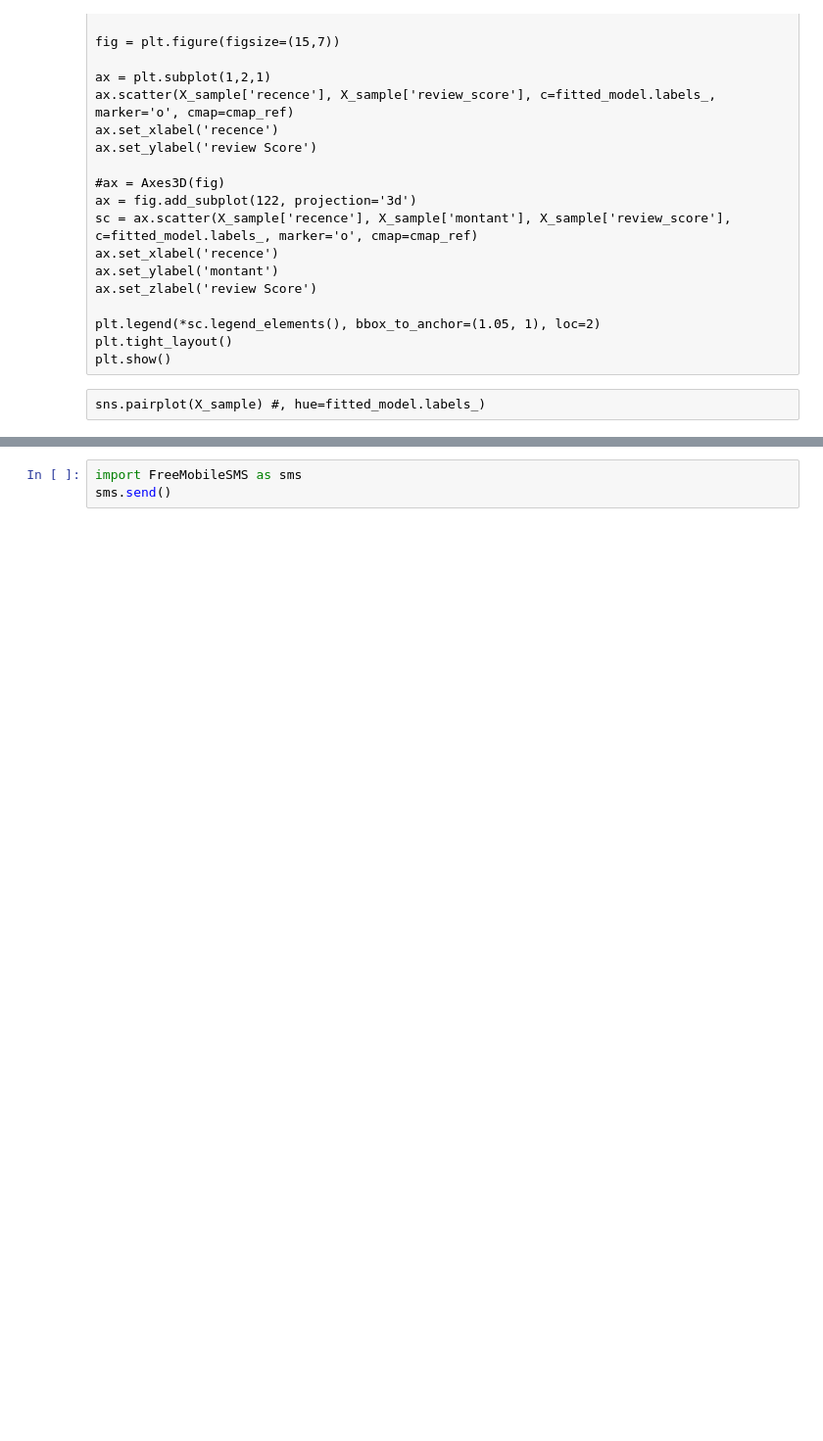
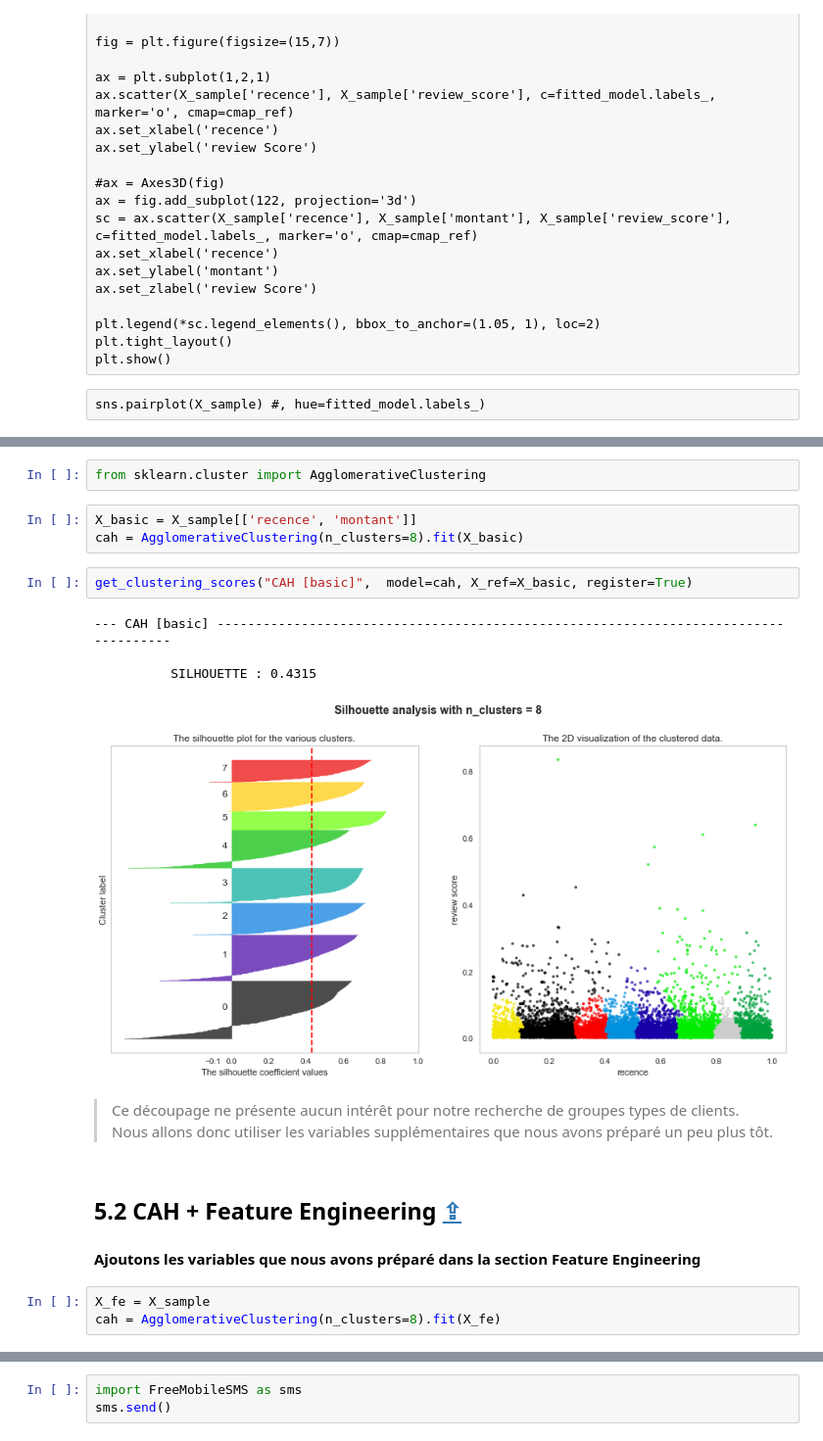
Before and after one commit to Valkea/OC_AI_05, a Jupyter notebook: 02_Clustering.ipynb, the cells around one changed output, grey strips where cells are left out. Shown at 98% size. Drawn from its saved outputs; the diff is of its cells as text; blank space fills up the shorter version.

Commit message:
feature: add preliminary CAH section with several models

```diff
--- a/02_Clustering.ipynb
+++ b/02_Clustering.ipynb
@@ -1233,0 +1249,21 @@ sns.pairplot(X_sample) #, hue=fitted_model.labels_)
+# %%
+from sklearn.cluster import AgglomerativeClustering
+# %%
+X_basic = X_sample[['recence', 'montant']]
+cah = AgglomerativeClustering(n_clusters=8).fit(X_basic)
+# %%
+get_clustering_scores("CAH [basic]",  model=cah, X_ref=X_basic, register=True)
+# %% [output]
+--- CAH [basic] ------------------------------------------------------------------------------------
+
+          SILHOUETTE : 0.4315
+[figure, added]
+# %% [markdown]
+> Ce découpage ne présente aucun intérêt pour notre recherche de groupes types de clients.<br>
+> Nous allons donc utiliser les variables supplémentaires que nous avons préparé un peu plus tôt.
+# %% [markdown]
+## 5.2 CAH + Feature Engineering  <a class="anchor" id="cah_fe"></a> [⇪](#menu)
+#### Ajoutons les variables que nous avons préparé dans la section Feature Engineering
+# %%
+X_fe = X_sample
+cah = AgglomerativeClustering(n_clusters=8).fit(X_fe)
```
Also changed, not shown: parts of 35 cells of this notebook.
